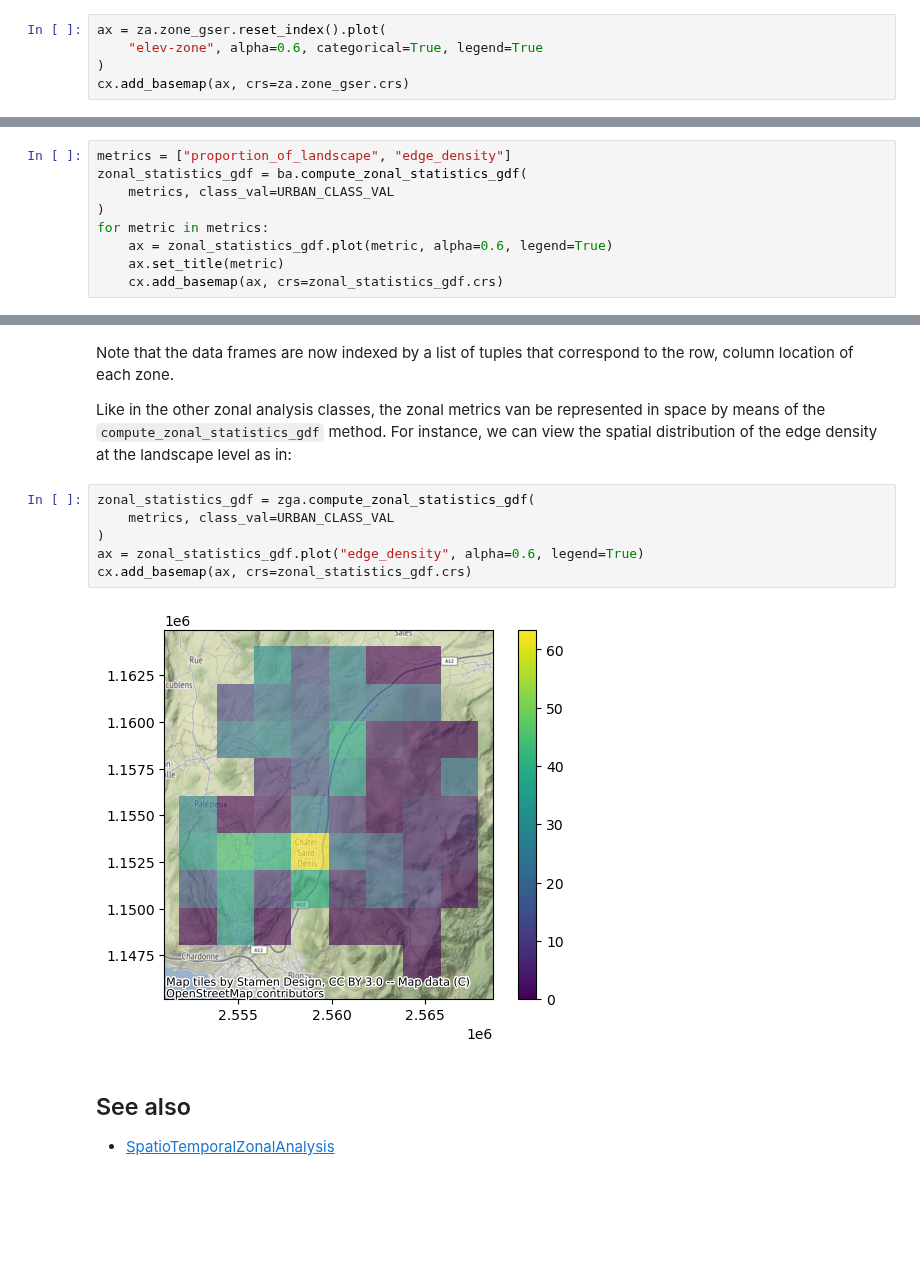
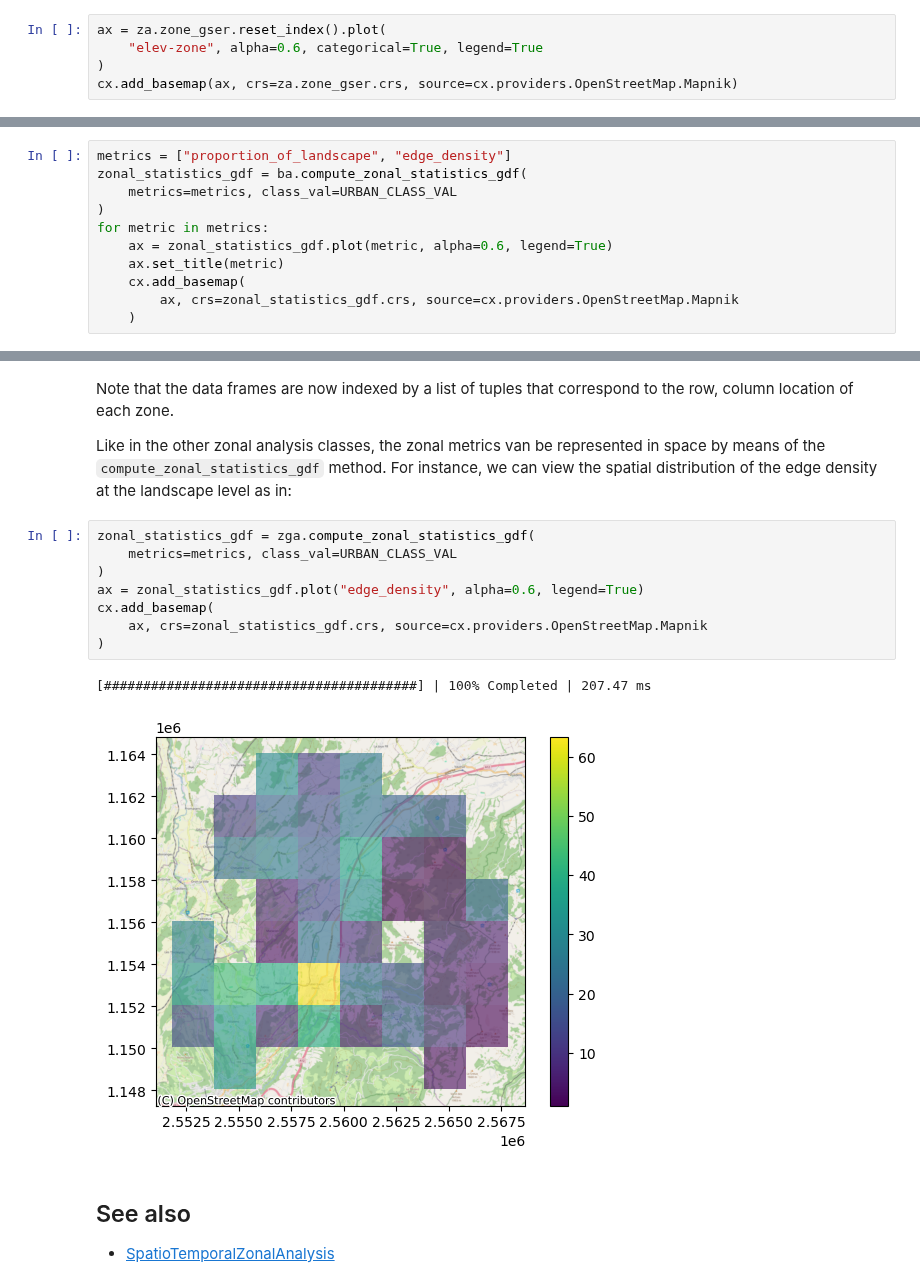
Before and after one commit to martibosch/pylandstats-notebooks, a Jupyter notebook: notebooks/03-zonal-analysis.ipynb, the cells around one changed output, grey strips where cells are left out. Cells and saved outputs as stored; diff of their text form; blank space fills up the shorter version.

```diff
--- a/notebooks/03-zonal-analysis.ipynb
+++ b/notebooks/03-zonal-analysis.ipynb
@@ -56,5 +60,5 @@ We can also plot the `zone_gser` attribute to visualize the zones (we are resett
 ax = za.zone_gser.reset_index().plot(
     "elev-zone", alpha=0.6, categorical=True, legend=True
 )
-cx.add_basemap(ax, crs=za.zone_gser.crs)
+cx.add_basemap(ax, crs=za.zone_gser.crs, source=cx.providers.OpenStreetMap.Mapnik)
 # %% [output]
@@ -283,10 +309,12 @@ Again, the zonal statistics of a metric can be represented in space with of the
 # %%
 metrics = ["proportion_of_landscape", "edge_density"]
 zonal_statistics_gdf = ba.compute_zonal_statistics_gdf(
-    metrics, class_val=URBAN_CLASS_VAL
+    metrics=metrics, class_val=URBAN_CLASS_VAL
 )
 for metric in metrics:
     ax = zonal_statistics_gdf.plot(metric, alpha=0.6, legend=True)
     ax.set_title(metric)
-    cx.add_basemap(ax, crs=zonal_statistics_gdf.crs)
+    cx.add_basemap(
+        ax, crs=zonal_statistics_gdf.crs, source=cx.providers.OpenStreetMap.Mapnik
+    )
 # %% [output]
@@ -382,12 +415,15 @@ Note that the data frames are now indexed by a list of tuples that correspond to
 Like in the other zonal analysis classes, the zonal metrics van be represented in space by means of the `compute_zonal_statistics_gdf` method. For instance, we can view the spatial distribution of the edge density at the landscape level as in:
 # %%
 zonal_statistics_gdf = zga.compute_zonal_statistics_gdf(
-    metrics, class_val=URBAN_CLASS_VAL
+    metrics=metrics, class_val=URBAN_CLASS_VAL
 )
 ax = zonal_statistics_gdf.plot("edge_density", alpha=0.6, legend=True)
-cx.add_basemap(ax, crs=zonal_statistics_gdf.crs)
+cx.add_basemap(
+    ax, crs=zonal_statistics_gdf.crs, source=cx.providers.OpenStreetMap.Mapnik
+)
 # %% [output]
+[########################################] | 100% Completed | 207.47 ms
-[figure, old version]
+[figure, new version]
 # %% [markdown]
 ## See also
 
```
Also changed, not shown: parts of 21 cells of this notebook, 4 other files.
